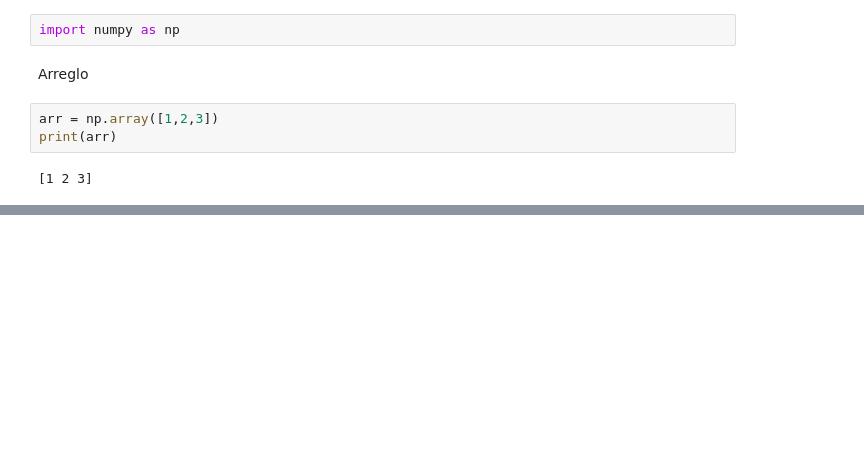
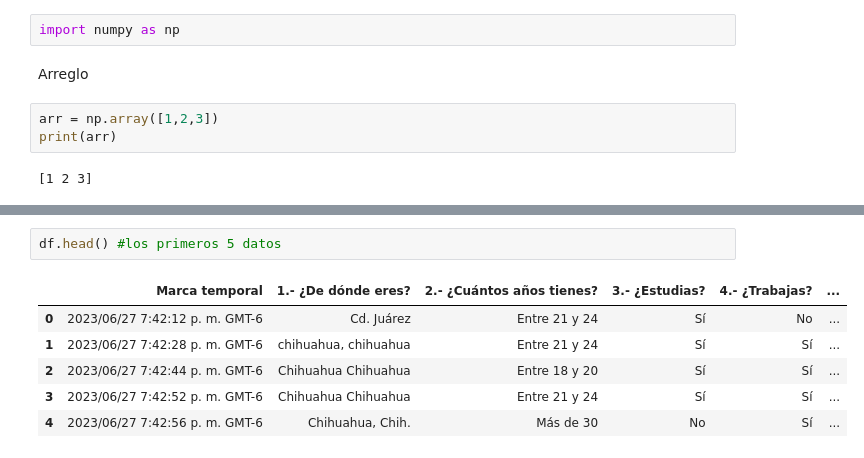
Before and after one commit to Jesusiacent/Clase-de-Python, a Jupyter notebook: test.ipynb, the cells around one changed output, grey strips where cells are left out. Saved outputs shown, nothing was run; the diff lists cells and outputs as text; blank space fills up the shorter version.

```diff
--- a/test.ipynb
+++ b/test.ipynb
@@ -26,0 +246,9 @@ print(arr)
+# %%
+df.head() #los primeros 5 datos
+# %% [output]
+|  | Marca temporal | 1.- ¿De dónde eres? | 2.- ¿Cuántos años tienes? | 3.- ¿Estudias? | 4.- ¿Trabajas? | ... |
+| 0 | 2023/06/27 7:42:12 p. m. GMT-6 | Cd. Juárez | Entre 21 y 24 | Sí | No | ... |
+| 1 | 2023/06/27 7:42:28 p. m. GMT-6 | chihuahua, chihuahua | Entre 21 y 24 | Sí | Sí | ... |
+| 2 | 2023/06/27 7:42:44 p. m. GMT-6 | Chihuahua Chihuahua | Entre 18 y 20 | Sí | Sí | ... |
+| 3 | 2023/06/27 7:42:52 p. m. GMT-6 | Chihuahua Chihuahua | Entre 21 y 24 | Sí | Sí | ... |
+| 4 | 2023/06/27 7:42:56 p. m. GMT-6 | Chihuahua, Chih. | Más de 30 | No | Sí | ... |
```
Also changed, not shown: parts of 59 cells of this notebook, 2 other files.
